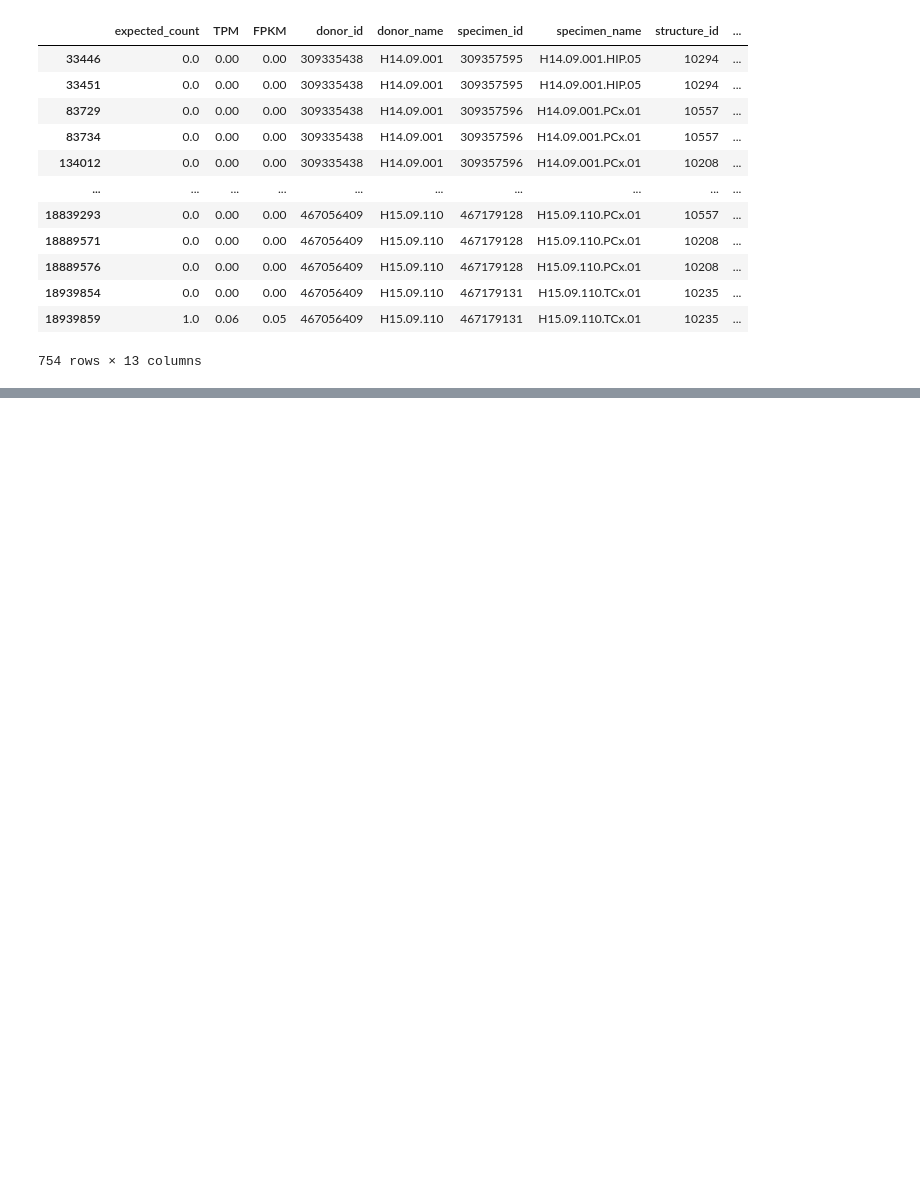
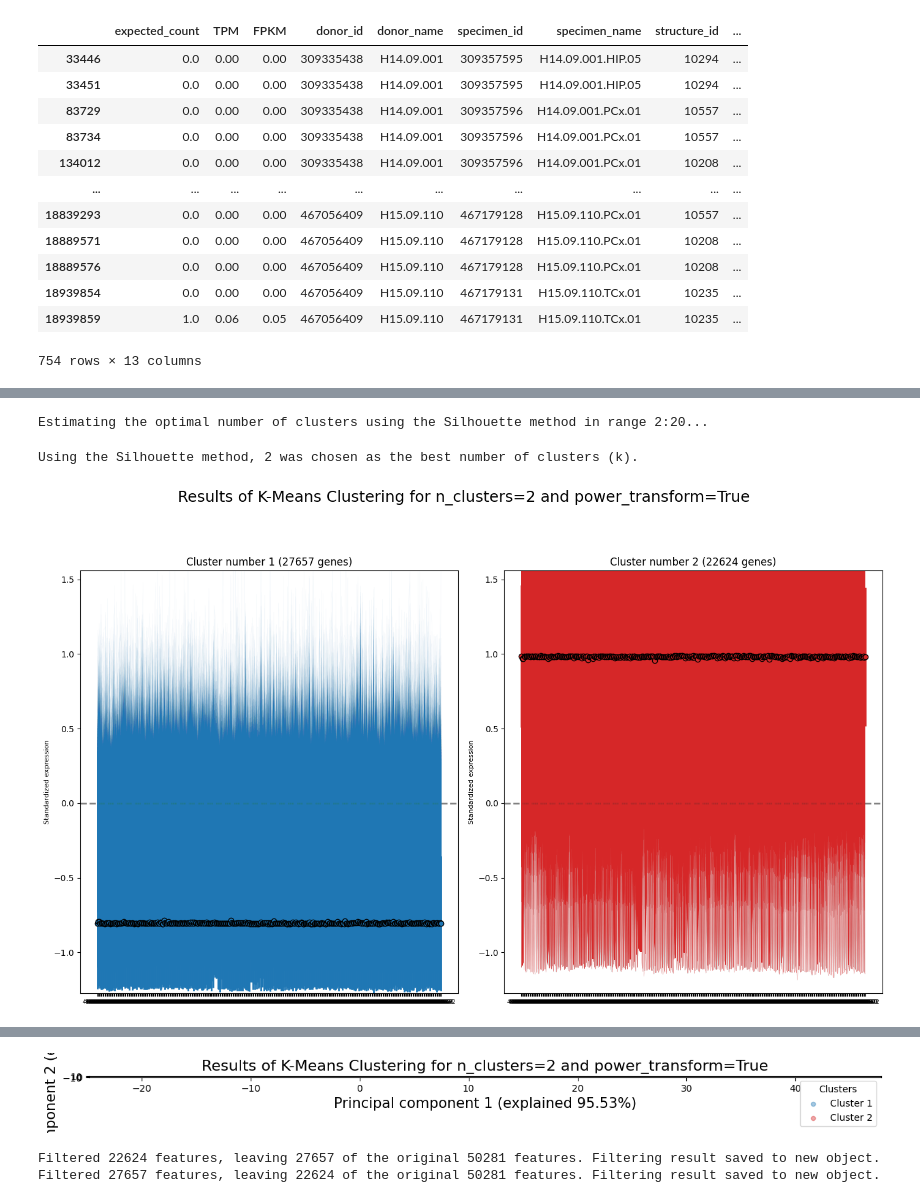
Before and after one commit to clmangham/aging_dementia_tbi, a Jupyter notebook: notebooks/RNAnalysis_CD.ipynb, the cells around one changed output, grey strips where cells are left out. Drawn from its saved outputs; the diff is of its cells as text; code cells hidden in the pictures; blank space fills up the shorter version.

Commit message:
first attempt at differential expression and clustering

```diff
--- a/notebooks/RNAnalysis_CD.ipynb
+++ b/notebooks/RNAnalysis_CD.ipynb
@@ -124,0 +141,7 @@ ct_matrix
+# %%
+#maybe needs to be normalized?
+silhouette_clusters = ct_matrix_filter.split_kmeans(n_clusters='silhouette')
+# %% [output]
+Estimating the optimal number of clusters using the Silhouette method in range 2:20...
+Using the Silhouette method, 2 was chosen as the best number of clusters (k).
+[figure, added]
@@ -124,0 +150,3 @@ ct_matrix
+[figure, added]
+Filtered 22624 features, leaving 27657 of the original 50281 features. Filtering result saved to new object.
+Filtered 27657 features, leaving 22624 of the original 50281 features. Filtering result saved to new object.
```
Also changed, not shown: parts of 15 cells of this notebook.
